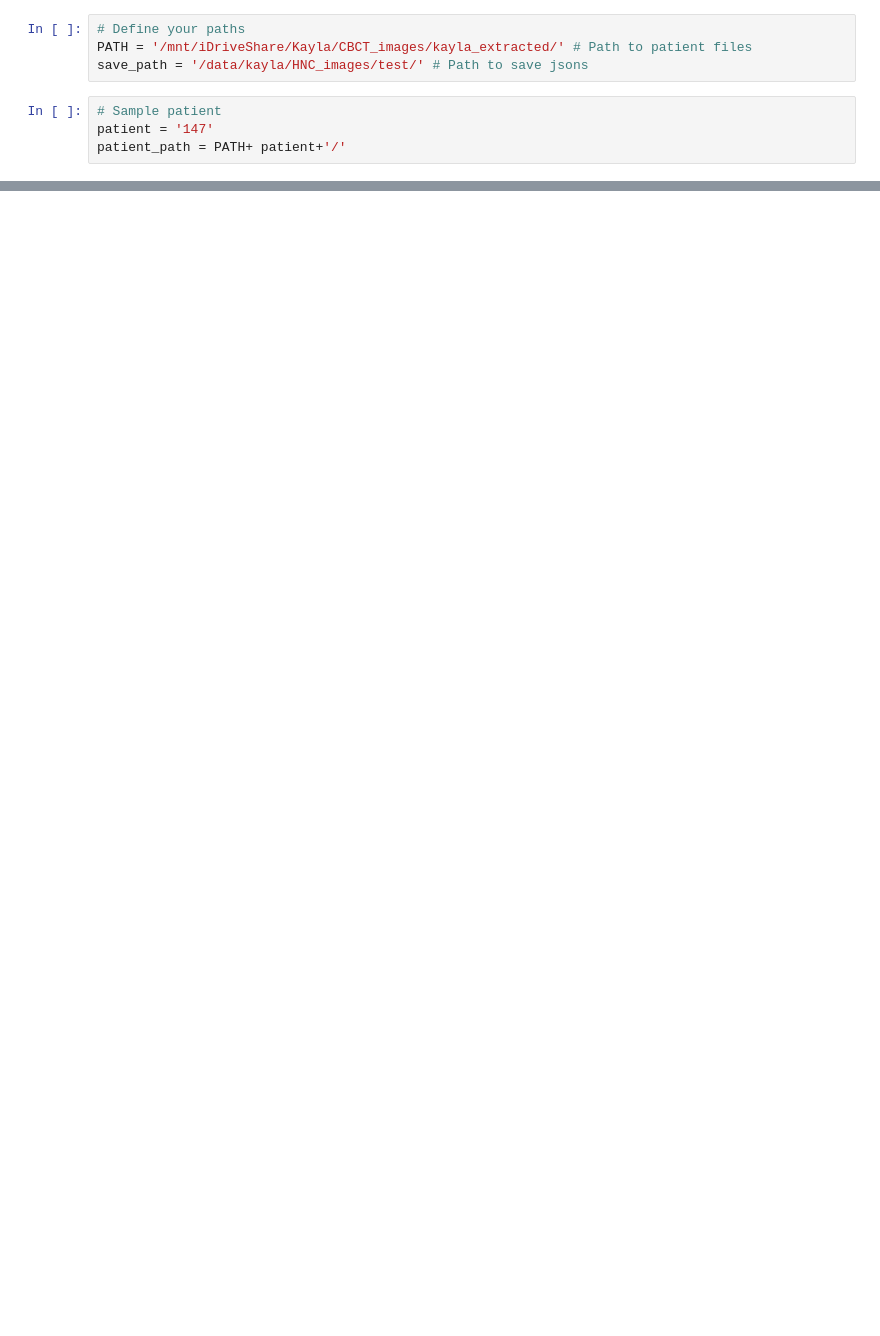
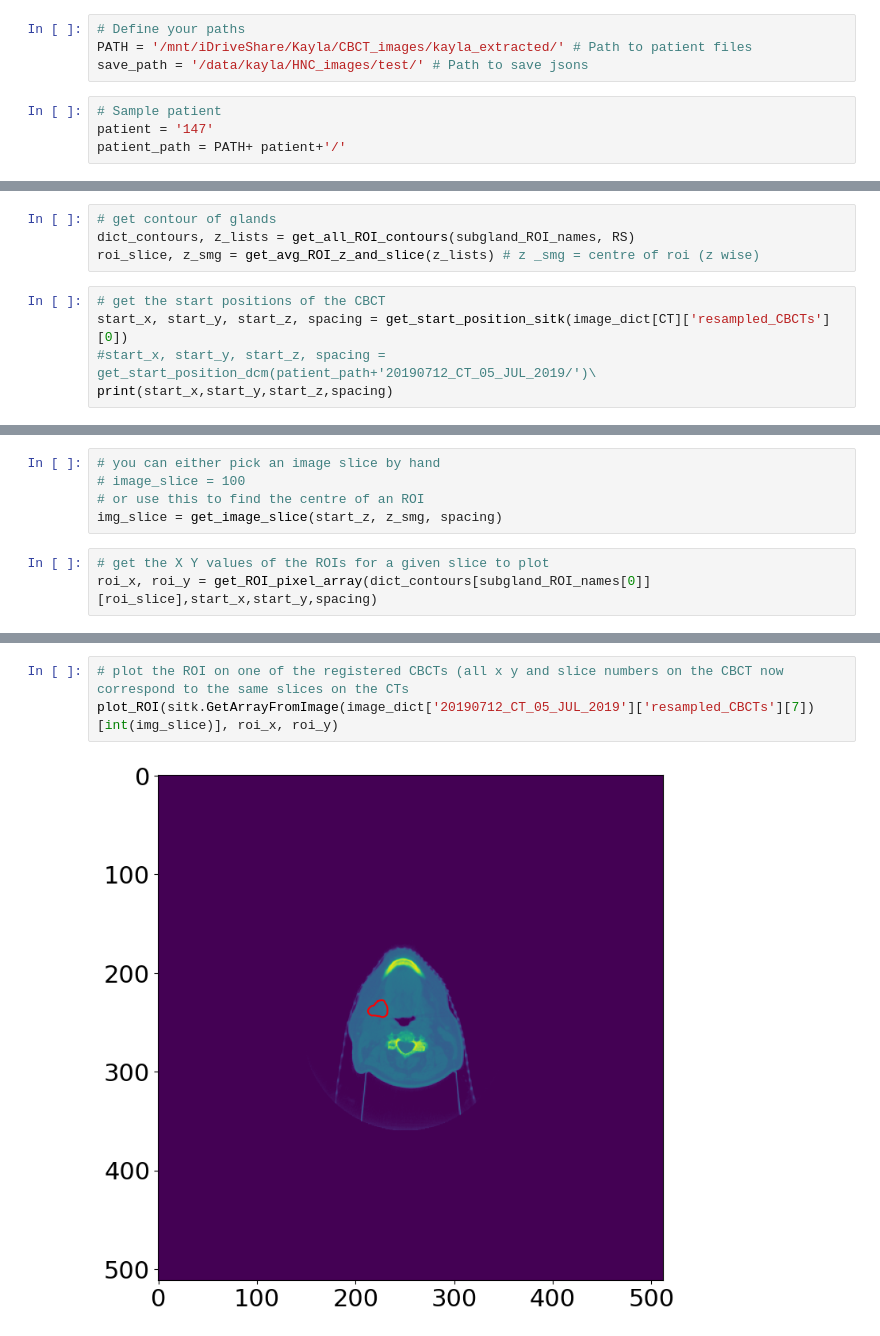
Before and after one commit to kildealab/longiDICOM, a Jupyter notebook: code/Examples/Sample Notebook - Registration.ipynb, the cells around one changed output, grey strips where cells are left out. Drawn from its saved outputs; the diff is of its cells as text; blank space fills up the shorter version.

```diff
--- a/code/Examples/Sample Notebook - Registration.ipynb
+++ b/code/Examples/Sample Notebook - Registration.ipynb
@@ -36,0 +115,9 @@ RE -  /mnt/iDriveShare/Kayla/CBCT_images/kayla_extracted/147/20190820_kV_CBCT_26
+# %%
+# get contour of glands
+dict_contours, z_lists = get_all_ROI_contours(subgland_ROI_names, RS)
+roi_slice, z_smg = get_avg_ROI_z_and_slice(z_lists) # z _smg = centre of roi (z wise)
+# %%
+# get the start positions of the CBCT
+start_x, start_y, start_z, spacing = get_start_position_sitk(image_dict[CT]['resampled_CBCTs'][0])
+#start_x, start_y, start_z, spacing = get_start_position_dcm(patient_path+'20190712_CT_05_JUL_2019/')\
+print(start_x,start_y,start_z,spacing)
@@ -36,0 +126,8 @@ RE -  /mnt/iDriveShare/Kayla/CBCT_images/kayla_extracted/147/20190820_kV_CBCT_26
+# %%
+# you can either pick an image slice by hand
+# image_slice = 100
+# or use this to find the centre of an ROI
+img_slice = get_image_slice(start_z, z_smg, spacing)
+# %%
+# get the X Y values of the ROIs for a given slice to plot
+roi_x, roi_y = get_ROI_pixel_array(dict_contours[subgland_ROI_names[0]][roi_slice],start_x,start_y,spacing)
@@ -36,0 +139,5 @@ RE -  /mnt/iDriveShare/Kayla/CBCT_images/kayla_extracted/147/20190820_kV_CBCT_26
+# %%
+# plot the ROI on one of the registered CBCTs (all x y and slice numbers on the CBCT now correspond to the same slices on the CTs
+plot_ROI(sitk.GetArrayFromImage(image_dict['20190712_CT_05_JUL_2019']['resampled_CBCTs'][7])[int(img_slice)], roi_x, roi_y)
+# %% [output]
+[figure, added]
```
Also changed, not shown: parts of 18 cells of this notebook.
